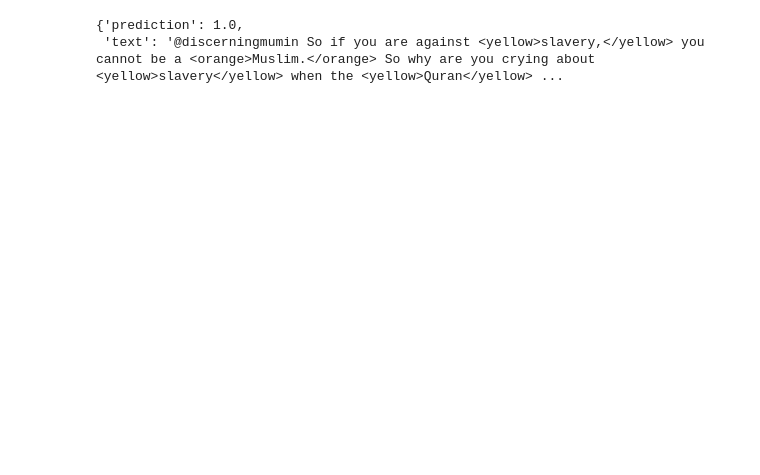
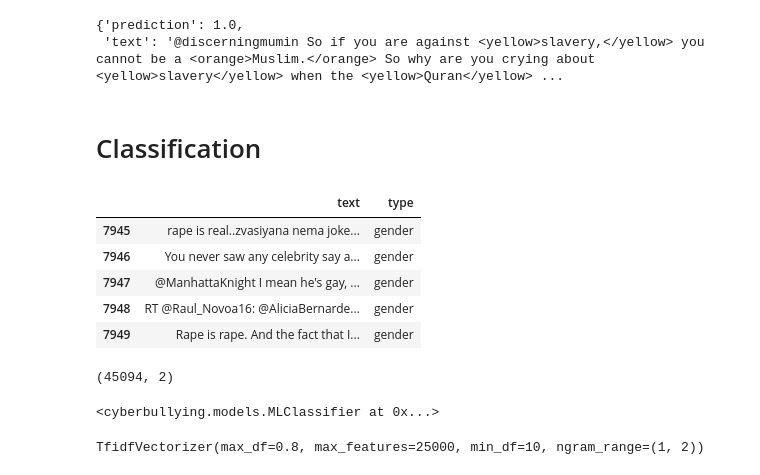
Before and after one commit to juanpedrobesenyi/cyberbullying, a Jupyter notebook: notebooks/pjcopado/05_package_training.ipynb, the cells around one changed output. Cells and saved outputs as stored; diff of their text form; code cells hidden in the pictures; blank space fills up the shorter version.

Commit message:
new classification model

```diff
--- a/notebooks/pjcopado/05_package_training.ipynb
+++ b/notebooks/pjcopado/05_package_training.ipynb
@@ -286,3 +283,20 @@ trained_model.predict_phrase(texto)
 # %% [output]
 {'prediction': 1.0,
  'text': '@discerningmumin So if you are against <yellow>slavery,</yellow> you cannot be a <orange>Muslim.</orange> So why are you crying about <yellow>slavery</yellow> when the <yellow>Quran</yellow> ...
+# %% [markdown]
+# Classification
+# %%
+data_class = Data().get_data_classification()
+# %%
+data_class.head()
+# %% [output]
+|  | text | type |
+| 7945 | rape is real..zvasiyana nema joke... | gender |
+| 7946 | You never saw any celebrity say a... | gender |
+| 7947 | @ManhattaKnight I mean he's gay, ... | gender |
+| 7948 | RT @Raul_Novoa16: @AliciaBernarde... | gender |
+| 7949 | Rape is rape. And the fact that I... | gender |
+# %%
+data_class.shape
+# %% [output]
+(45094, 2)
@@ -288,0 +307,8 @@ trained_model.predict_phrase(texto)
+# %%
+classifier_model
+# %% [output]
+<cyberbullying.models.MLClassifier at 0x...>
+# %%
+classifier_model.vectorizer
+# %% [output]
+TfidfVectorizer(max_df=0.8, max_features=25000, min_df=10, ngram_range=(1, 2))
```
Also changed, not shown: parts of 26 cells of this notebook, 10 other files.
